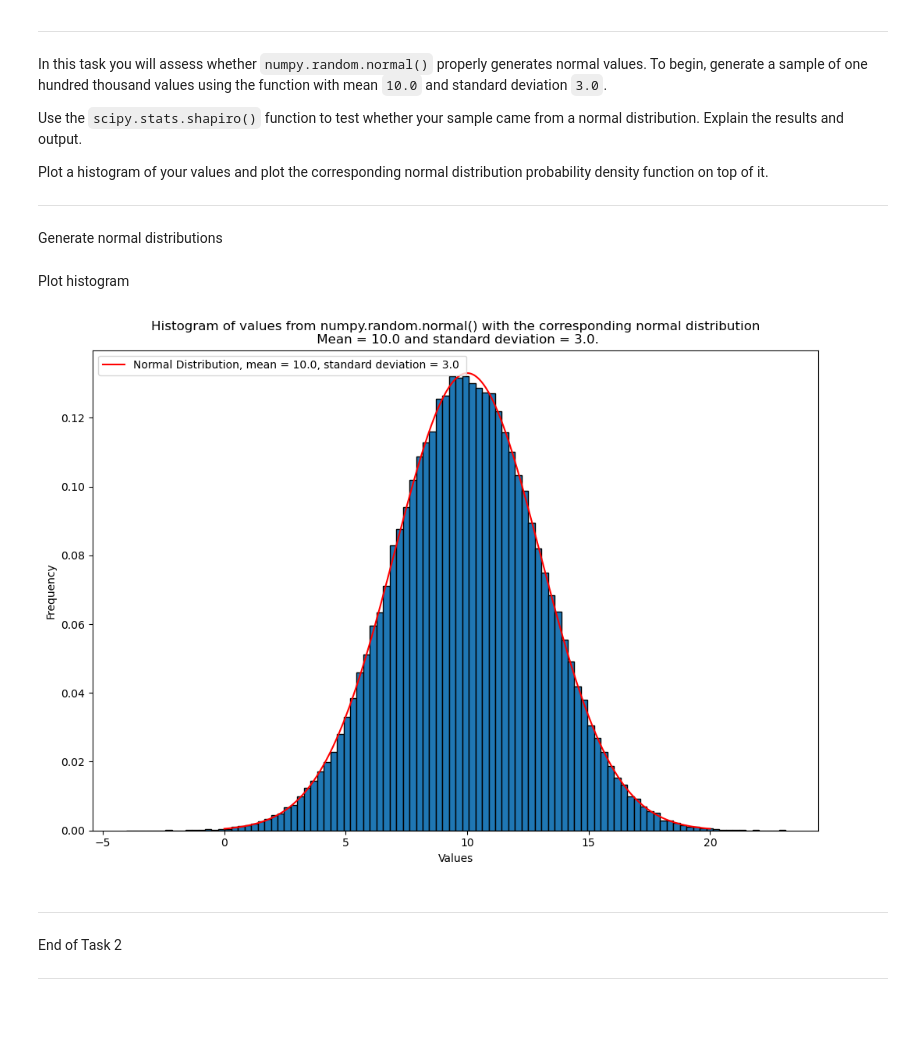
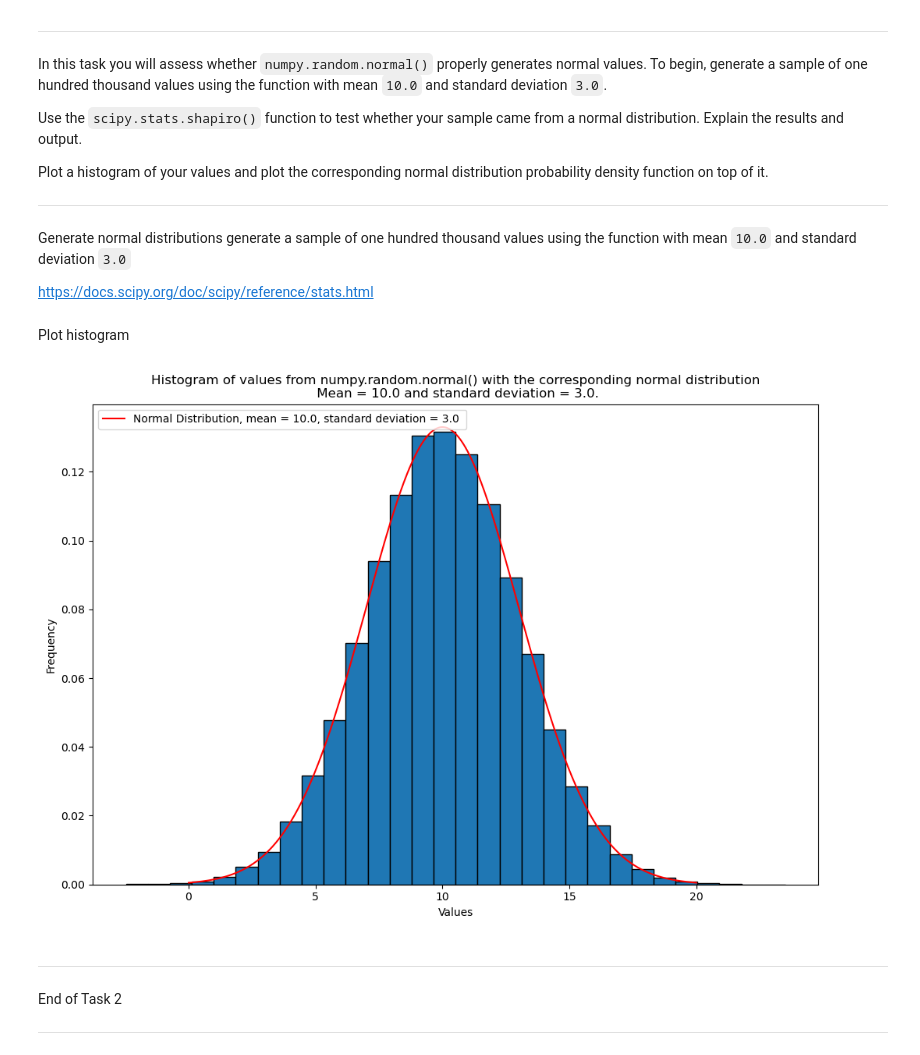
Before and after one commit to shanekeenan/applied_statistics, a Jupyter notebook: tasks.ipynb, the cells around one changed output. Saved outputs shown, nothing was run; the diff lists cells and outputs as text; code cells hidden in the pictures; blank space fills up the shorter version.

```diff
--- a/tasks.ipynb
+++ b/tasks.ipynb
@@ -280,8 +281,10 @@ Explain the results and output.
 Plot a histogram of your values and plot the corresponding normal distribution probability density function on top of it.
 
 ***
-# %% [markdown]
-Generate normal distributions
+# %% [markdown]
+Generate normal distributions generate a sample of one hundred thousand values using the function with mean `10.0` and standard deviation `3.0`
+
+https://docs.scipy.org/doc/scipy/reference/stats.html
 # %%
 mean = 10.0 # set mean
 std = 3.0  # set standard deviation
@@ -295,19 +298,19 @@ y_values_pdf = norm.pdf(x_values, mean, std)
 # %% [markdown]
 Plot histogram
 # %%
-bins = 100
+bins = 30
 fig, ax = plt.subplots(figsize=(12, 8))
 # plot the normal distribution probability density function in red
 ax.plot(x_values, y_values_pdf, 'r', label=f'Normal Distribution, mean = {mean}, standard deviation = {std} ')
 #plot histogram of numpy.random.normal function valves for and plot the corresponding normal distribution probability density function on top of it.
 ax.hist(y_values_norm, bins = bins, density=True, label='', edgecolor='black')
 ax.set_title('Histogram of values from numpy.random.normal() with the corresponding normal distribution\n Mean = 10.0 and standard deviation = 3.0.')
 ax.set_xlabel('Values')
 ax.set_ylabel('Frequency')
 ax.legend(loc='upper left')
 plt.show()
 # %% [output]
-[figure, old version]
+[figure, new version]
 # %% [markdown]
 ***
 
```
Also changed, not shown: parts of 1 cell of this notebook, 1 other file.
